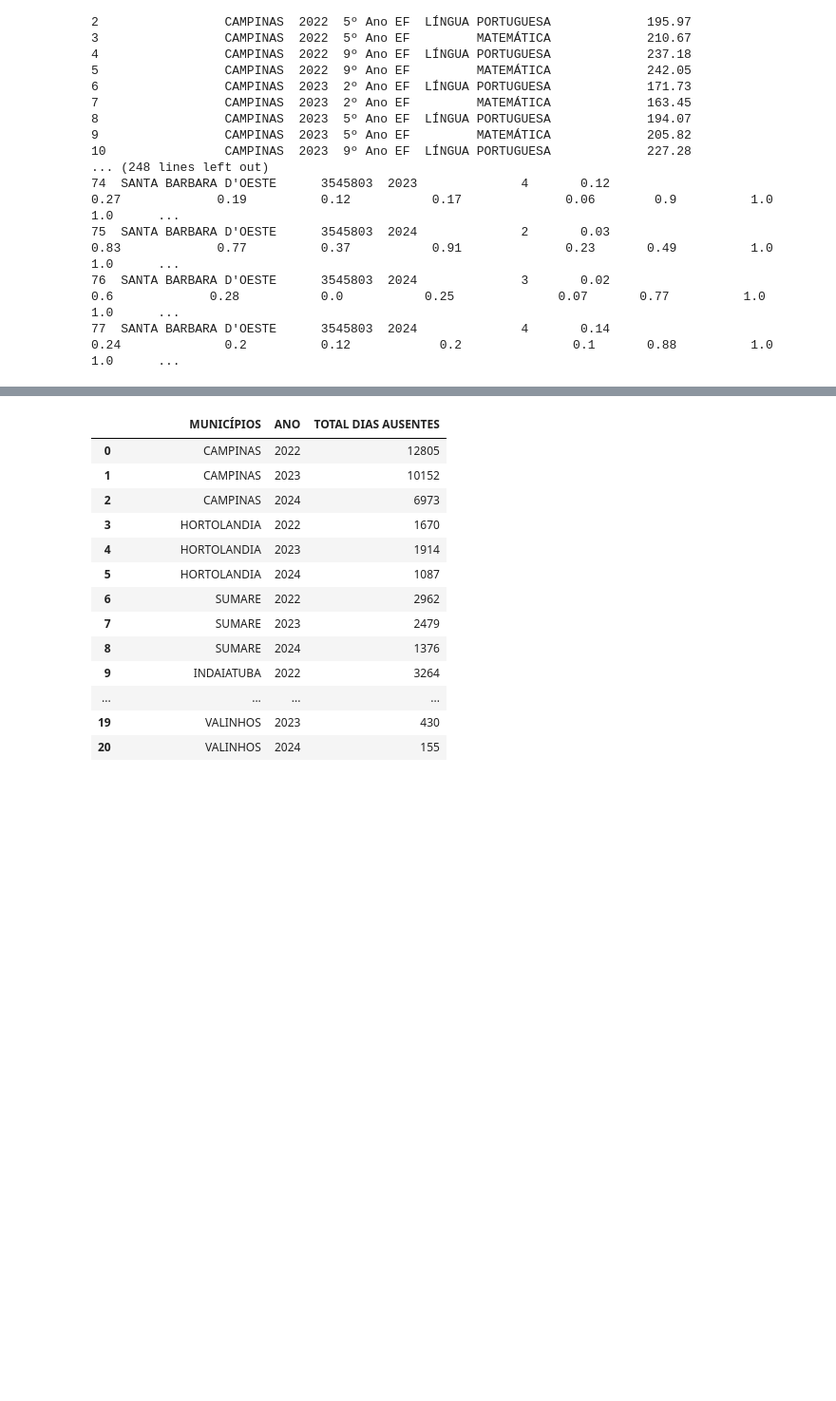
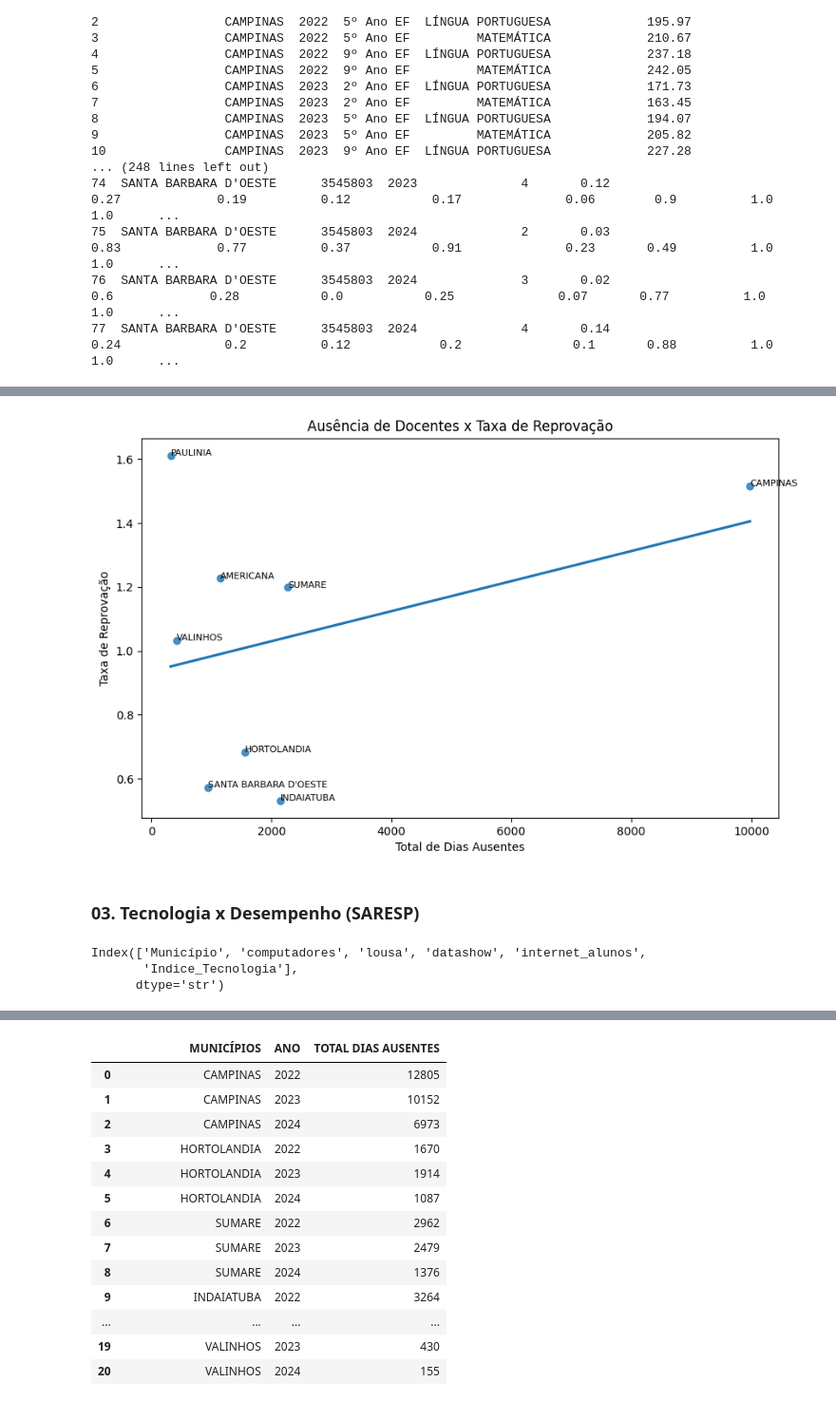
Before and after one commit to leasju/pi_educacao_qualidade, a Jupyter notebook: Notebooks/PI_ANÁLISE.ipynb, the cells around one changed output, grey strips where cells are left out. Shown at 95% size. Drawn from its saved outputs; the diff is of its cells as text; code cells hidden in the pictures; blank space fills up the shorter version.

```diff
--- a/Notebooks/PI_ANÁLISE.ipynb
+++ b/Notebooks/PI_ANÁLISE.ipynb
@@ -248,0 +590,20 @@ Index(['MUNICÍPIOS', 'ANO', 'TOTAL FALTAS JUST', 'TOTAL FALTAS INJUST',
+# %%
+#Lista que vai armazenar os dados finais combinando ausência e fluxo escolar
+dados_finais = []
+
+#Percorre cada município de ausência
+#e combina seus dados com aprovação e reprovação quando existir no fluxo escolar
+for item in dados_ausenciaMedia:
+    municipio = item["_id"]
+
+    if municipio in fluxoMedia_dict:
+        dados_finais.append({
+            "Município": municipio,
+            "Dias_Ausentes": item["dias_ausentes"],
+            "Aprovação": fluxoMedia_dict[municipio]["aprovacao"],
+            "Reprovação": fluxoMedia_dict[municipio]["reprovacao"]
+        })
+
+#Converte a lista de dicionários em DataFrame do pandas para análise
+df_analiseDois = pd.DataFrame(dados_finais)
+df_analiseDois
@@ -248,0 +620,29 @@ Index(['MUNICÍPIOS', 'ANO', 'TOTAL FALTAS JUST', 'TOTAL FALTAS INJUST',
+# %%
+plt.figure(figsize=(10,6))
+
+#Plota a relação entre dias ausentes e taxa de reprovação,
+#com uma linha de tendência (regressão linear)
+sns.regplot(
+    data=df_analiseDois,
+    x="Dias_Ausentes",
+    y="Reprovação",
+    ci=None
+)
+
+#Percorre cada linha do DataFrame para adicionar o nome do município no gráfico
+for _, row in df_analiseDois.iterrows():
+    plt.annotate(
+        row["Município"],
+        (row["Dias_Ausentes"], row["Reprovação"]),
+        fontsize=8
+    )
+
+plt.title("Ausência de Docentes x Taxa de Reprovação")
+plt.xlabel("Total de Dias Ausentes")
+plt.ylabel("Taxa de Reprovação")
+
+plt.show()
+# %% [output]
+[figure, added]
+# %% [markdown]
+### 03. Tecnologia x Desempenho (SARESP)
@@ -248,0 +737,6 @@ Index(['MUNICÍPIOS', 'ANO', 'TOTAL FALTAS JUST', 'TOTAL FALTAS INJUST',
+# %%
+print(df_tecInfra.columns)
+# %% [output]
+Index(['Município', 'computadores', 'lousa', 'datashow', 'internet_alunos',
+       'Indice_Tecnologia'],
+      dtype='str')
```
Also changed, not shown: parts of 51 cells of this notebook.
